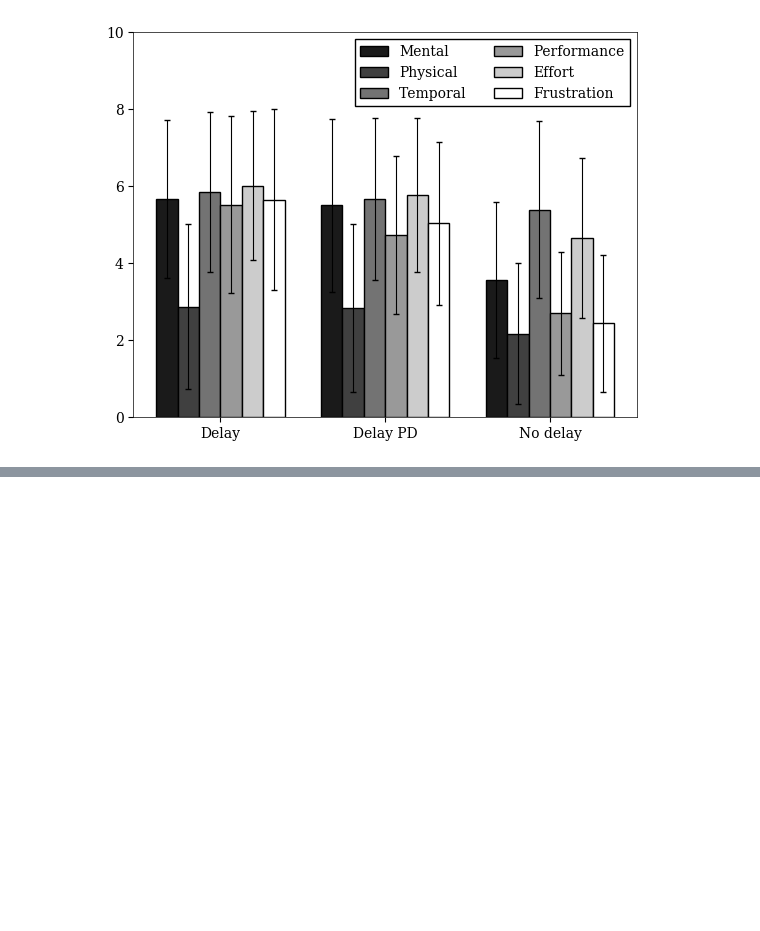
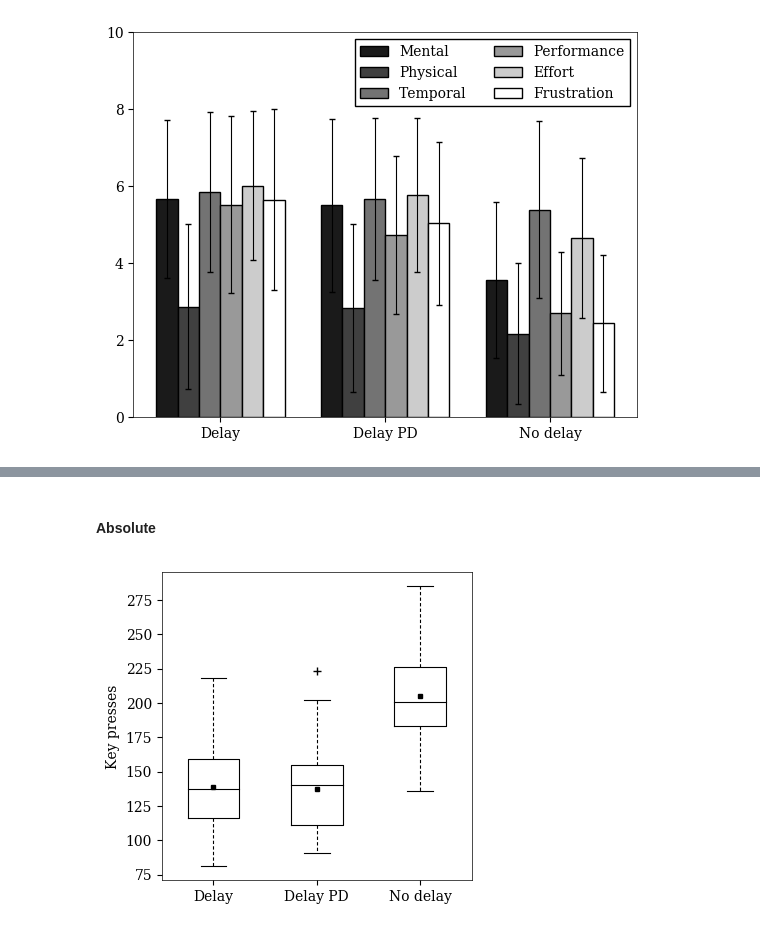
Before and after one commit to martinloland/master_thesis, a Jupyter notebook: data/better.ipynb, the cells around one changed output, grey strips where cells are left out. Drawn from its saved outputs; the diff is of its cells as text; code cells hidden in the pictures; blank space fills up the shorter version.

Commit message:
keypresses

```diff
--- a/data/better.ipynb
+++ b/data/better.ipynb
@@ -279,0 +276,16 @@ plt.show()
+# %%
+data = pd.read_sql_query("select keydowns0, keydowns1, keydowns2 from actors where valid=1;", conn)
+keys = np.array(data)
+# %% [markdown]
+#### Absolute
+# %%
+filename = 'keypresses'
+matplotlib.rcParams.update({'font.size': 10})
+fig, ax = plt.subplots(figsize=(4,4))
+ax.boxplot(keys, widths=0.5)
+ax.xaxis.set_major_formatter(ticker.FuncFormatter(exp_format))
+plt.ylabel('Key presses')
+plt.show()
+fig.savefig('../img/{}.png'.format(filename), bbox_inches='tight')
+# %% [output]
+[figure, added]
```
Also changed, not shown: parts of 16 cells of this notebook, 9 other files.
